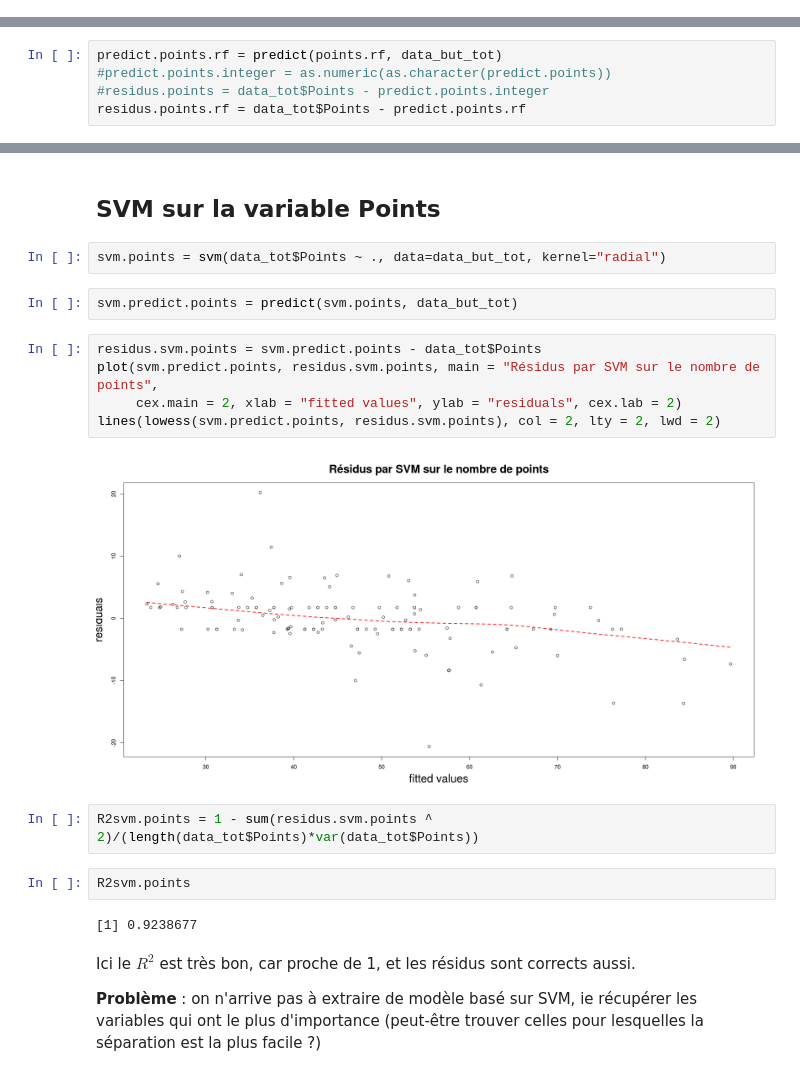
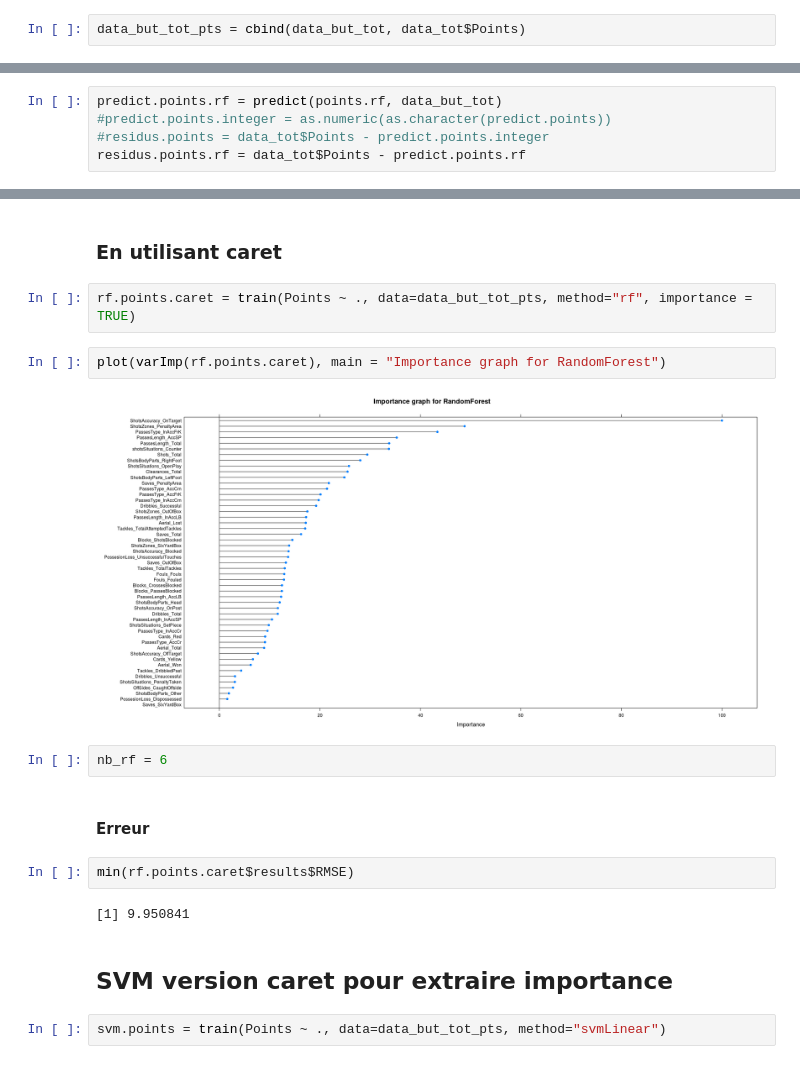
Before and after one commit to CamilleBichet/Projet_Foot_5A, a Jupyter notebook: Machine_Learning.ipynb, the cells around one changed output, grey strips where cells are left out. Saved outputs shown, nothing was run; the diff lists cells and outputs as text.

Commit message:
ajout caret svm et xgb

```diff
--- a/Machine_Learning.ipynb
+++ b/Machine_Learning.ipynb
@@ -35,3 +27,5 @@ Création d'un nouveau dataframe sans les variables `Rating` et `Pays`, utilisé
 #data = data_tot[,-c(81,82,83,84)]
 data = data_tot[,-c(34:46,55:60,72:84)]
 data_but_tot = data * data_tot$Nombre
+# %%
+data_but_tot_pts = cbind(data_but_tot, data_tot$Points)
@@ -122,23 +118,20 @@ sum(residus.points.rf**2)/124*300
-# %% [markdown]
-## SVM sur la variable Points
+# %% [markdown]
+### En utilisant caret
+# %%
+rf.points.caret = train(Points ~ ., data=data_but_tot_pts, method="rf", importance = TRUE)
+# %%
+plot(varImp(rf.points.caret), main = "Importance graph for RandomForest")
+# %% [output]
+[figure, added]
+# %%
+nb_rf = 6
+# %% [markdown]
+#### Erreur
+# %%
+min(rf.points.caret$results$RMSE)
+# %% [output]
+[1] 9.950841
+# %% [markdown]
+## SVM version caret pour extraire importance
 # %%
-svm.points = svm(data_tot$Points ~ ., data=data_but_tot, kernel="radial")
+svm.points = train(Points ~ ., data=data_but_tot_pts, method="svmLinear")
-# %%
-svm.predict.points = predict(svm.points, data_but_tot)
-# %%
-residus.svm.points = svm.predict.points - data_tot$Points
-plot(svm.predict.points, residus.svm.points, main = "Résidus par SVM sur le nombre de points",
-     cex.main = 2, xlab = "fitted values", ylab = "residuals", cex.lab = 2)
-lines(lowess(svm.predict.points, residus.svm.points), col = 2, lty = 2, lwd = 2)
-# %% [output]
-[figure, removed]
-# %%
-R2svm.points = 1 - sum(residus.svm.points ^ 2)/(length(data_tot$Points)*var(data_tot$Points))
-# %%
-R2svm.points
-# %% [output]
-[1] 0.9238677
-# %% [markdown]
-Ici le $R^2$ est très bon, car proche de 1, et les résidus sont corrects aussi.
-
-**Problème** : on n'arrive pas à extraire de modèle basé sur SVM, ie récupérer les variables qui ont le plus d'importance (peut-être trouver celles pour lesquelles la séparation est la plus facile ?)
```
Also changed, not shown: parts of 25 cells of this notebook.
